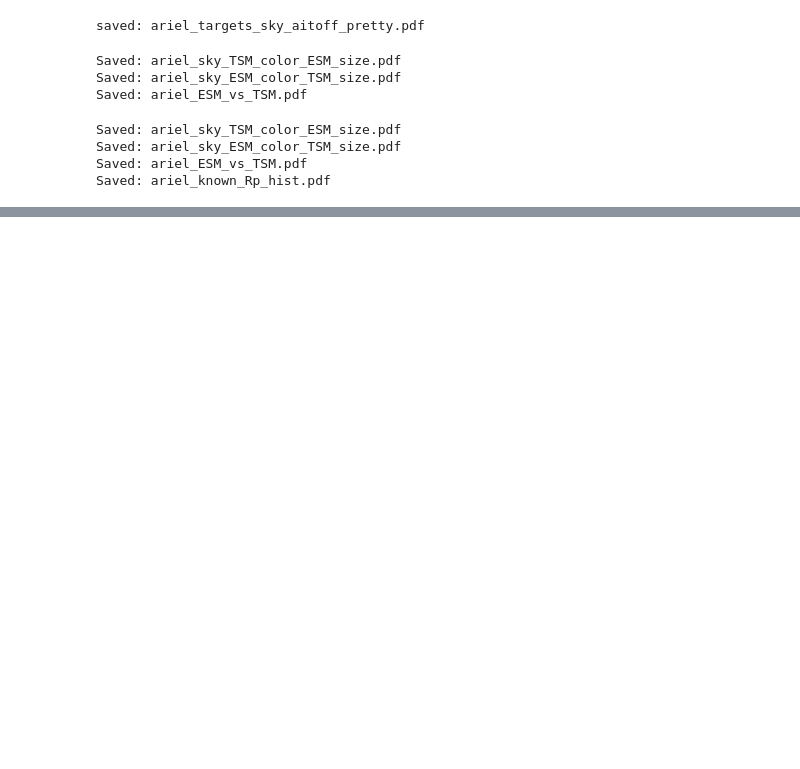
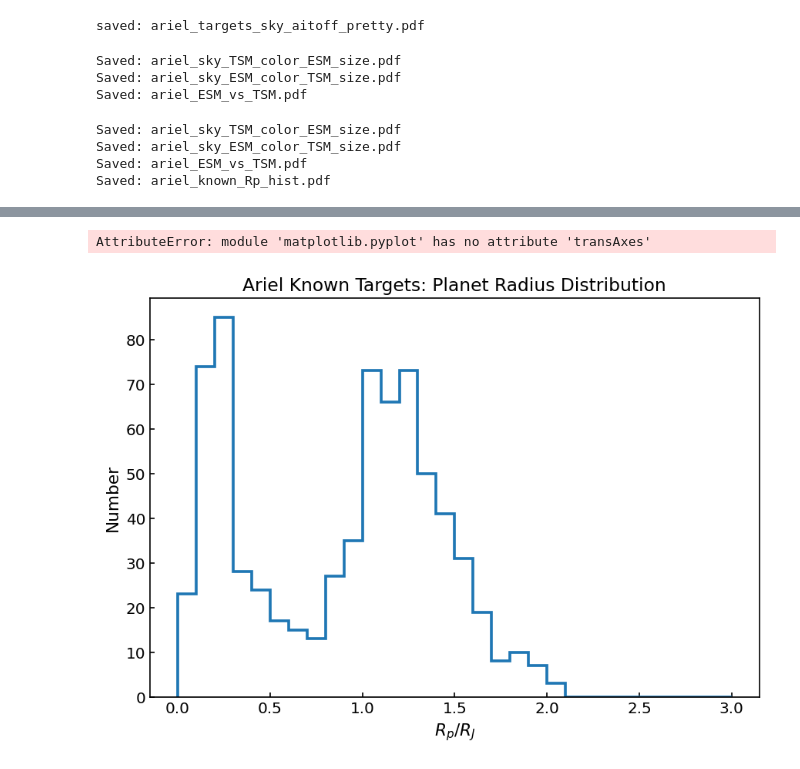
Before and after one commit to wasnaqvi/HERMES, a Jupyter notebook: dataset/dataviz.ipynb, the cells around one changed output, grey strips where cells are left out. Cells and saved outputs as stored; diff of their text form; code cells hidden in the pictures; blank space fills up the shorter version.

Commit message:
Improved Plots

```diff
--- a/dataset/dataviz.ipynb
+++ b/dataset/dataviz.ipynb
@@ -778,0 +872,64 @@ Saved: ariel_known_Rp_hist.pdf
+# %%
+import numpy as np
+import pandas as pd
+import matplotlib.pyplot as plt
+from matplotlib.ticker import MaxNLocator
+
+def rp_over_rj_histogram(
+    df,
+    out_path="ariel_known_Rp_Rj_hist.pdf",
+    rj_max=3,
+    bin_width=0.1,
+):
+    # Convert Rp to R_J
+    rp_re = pd.to_numeric(df["Planet Radius [Re]"], errors="coerce").to_numpy(float)
+    rp_re = rp_re[np.isfinite(rp_re) & (rp_re > 0)]
+
+    R_EARTH_PER_R_JUP = 11.209
+    rp_rj = rp_re / R_EARTH_PER_R_JUP
+
+    # bins in Rp/Rj
+    bins = np.arange(0, rj_max + bin_width, bin_width)
+
+    plt.figure(figsize=(8.5, 5.6))
+    plt.hist(rp_rj[rp_rj < rj_max],
+             bins=bins,
+             histtype="step",
+             linewidth=2.2)
+
+    plt.xlabel(r"$R_p / R_J$")
+    plt.ylabel("Number")
+    plt.title("Ariel Known Targets: Planet Radius Distribution")
+
+    plt.grid(True, axis="y", alpha=0.25)
+    plt.gca().yaxis.set_major_locator(MaxNLocator(integer=True))
+    plt.grid(False)
+    # annotations
+    n_total = rp_rj.size
+    n_big = np.sum(rp_rj >= rj_max)
+
+    plt.gca.text(
+    0.98, 0.92, "N = 722",
+    transform=plt.gca.transAxes,
+    ha="right", va="top",
+    fontsize=13)
+
+    if n_big > 0:
+        plt.text(0.02, 0.84,
+                 f"{n_big} planets with $R_p / R_J \\ge {rj_max}$ not shown",
+                 transform=plt.gca().transAxes,
+                 fontsize=11)
+
+    plt.tight_layout()
+    plt.savefig(out_path, dpi=250, bbox_inches="tight")
+    plt.close()
+
+    print("Saved:", out_path)
+
+
+# usage
+df = pd.read_csv("Ariel_MCS_Known_2024-07-09.csv")
+rp_over_rj_histogram(df)
+# %% [output]
+AttributeError: module 'matplotlib.pyplot' has no attribute 'transAxes'
+[figure, added]
```
Also changed, not shown: parts of 2 cells of this notebook.
